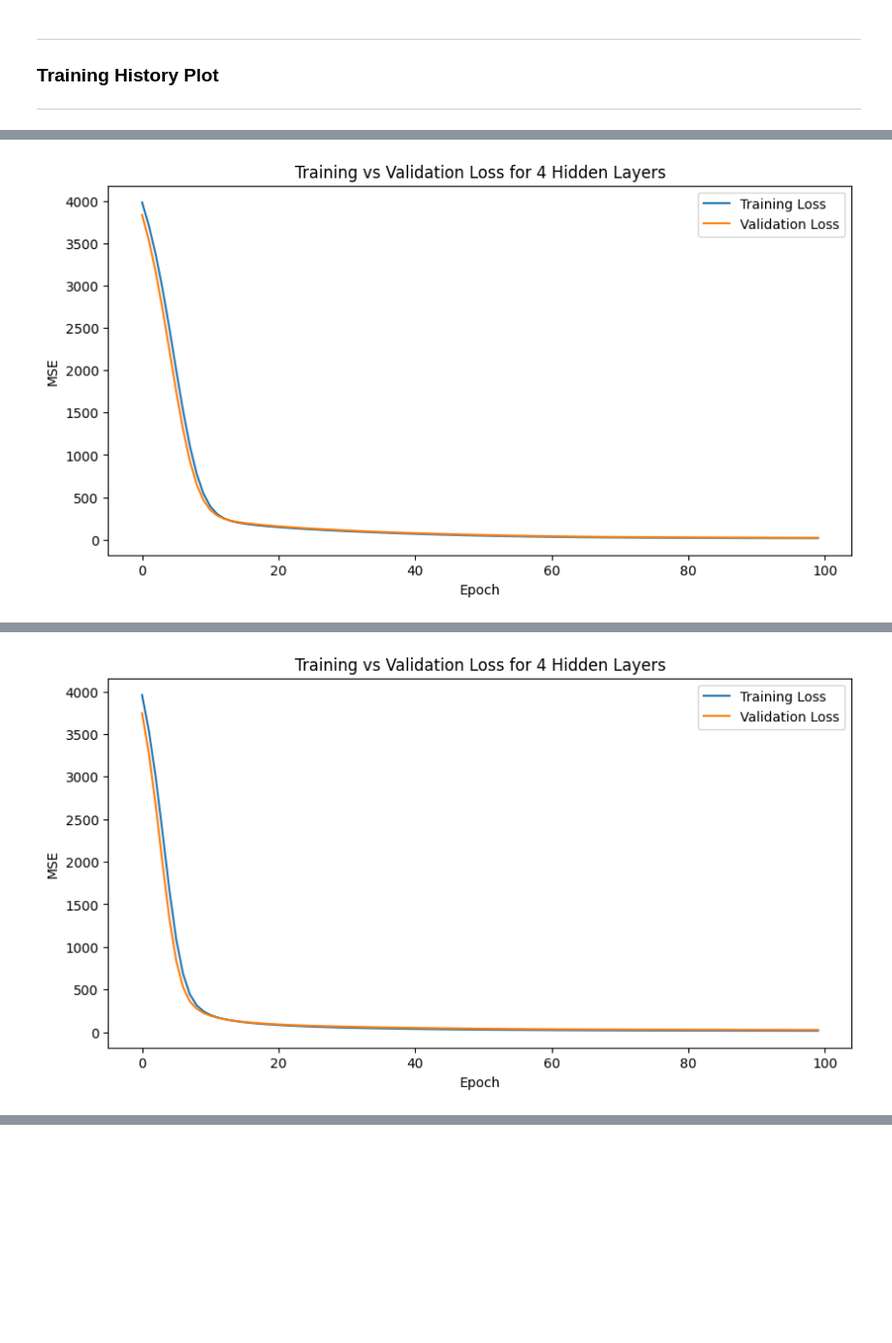
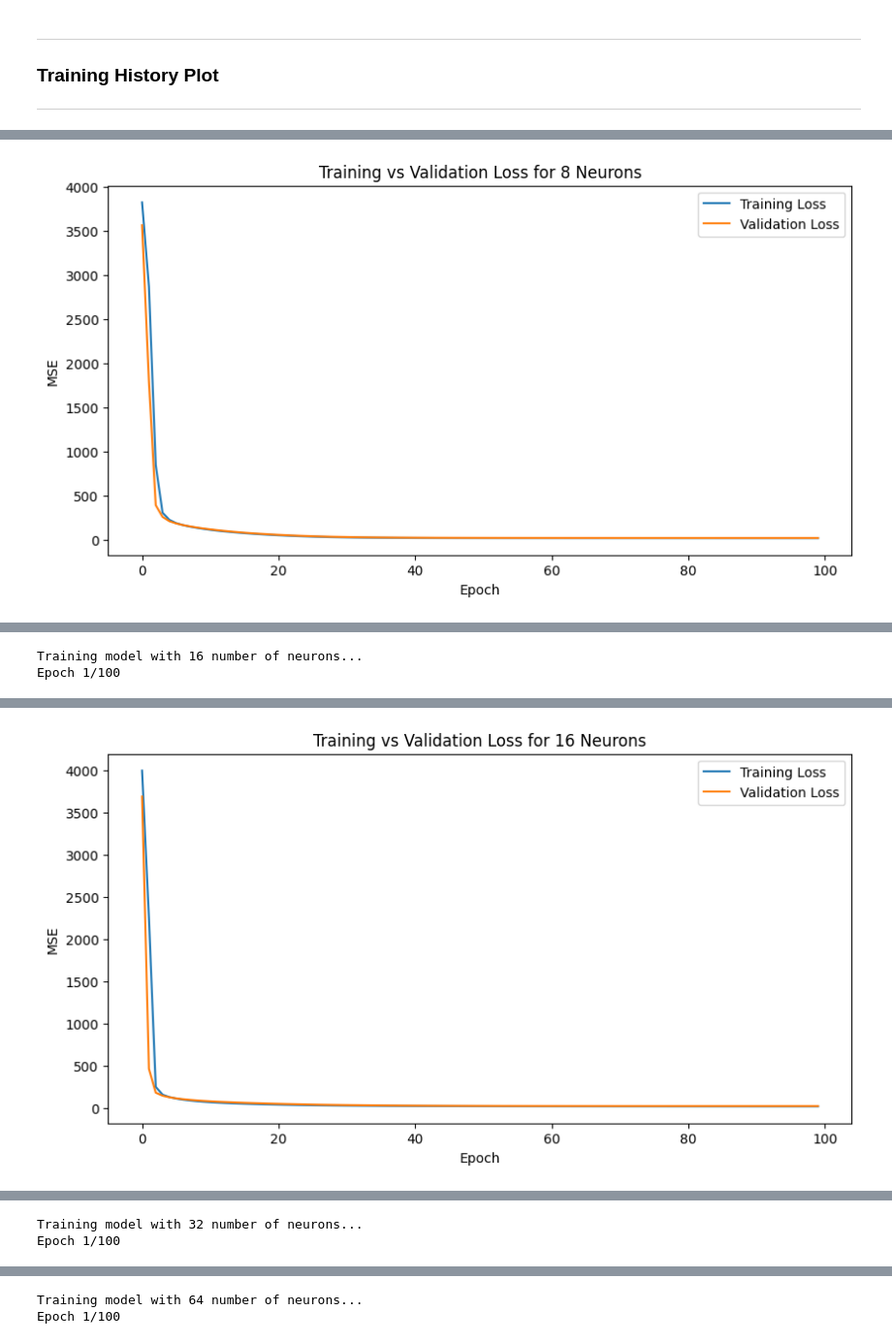
Before and after one commit to Ned-Matheson-1174976/1174976_EcoVision_Project1, a Jupyter notebook: SRC/DL.ipynb, the cells around one changed output, grey strips where cells are left out. Shown at 97% size. Saved outputs shown, nothing was run; the diff lists cells and outputs as text; code cells hidden in the pictures; blank space fills up the shorter version.

```diff
--- a/SRC/DL.ipynb
+++ b/SRC/DL.ipynb
@@ -105,8 +120,10 @@ print('X_train_scaled standard deviation:', X_train_scaled.std())
 
 
 # Reproducibility
+random.seed(42)
 np.random.seed(42)
 tf.random.set_seed(42)
+epoch_num = 100
 
 baseline_model = tf.keras.Sequential([
     tf.keras.layers.Dense(
@@ -127,7 +144,7 @@ history = baseline_model.fit(
     X_train_scaled,
     y_train,
     validation_data=(X_val_scaled, y_val),
-    epochs=100,
+    epochs=epoch_num,
     batch_size=32,
     verbose=1
 )
@@ -374,7 +543,16 @@ Results for different hidden layers:
 # %%
-depth_winner = 1
-num_neurons = [16, 32, 64, 128]
-
+#depth_winner = 3
+#depth_winner = results_df.loc[results_df["Validation MSE"].idxmin()]["Variable"]
+num_neurons = [8, 16, 32, 64, 128]
+results_df = pd.DataFrame(
+    results,
+    columns=[
+        "Variable",
+        "Validation MSE",
+        "Validation MAE"
+    ]
+)
+results_df = results_df.iloc[0:0]
 results_df.loc[len(results_df)] = ['Number of Neurons', '', '']
 for n in num_neurons:
     print(f"Training model with {n} number of neurons...")
@@ -384,19 +562,17 @@ for n in num_neurons:
         X_train_scaled,
         y_train,
         validation_data=(X_val_scaled, y_val),
-        epochs=100,
+        epochs=epoch_num,
         batch_size=32,
         verbose=1
     )
-
-    test_loss, test_mae = model.evaluate(
-        X_test_scaled,
-        y_test,
+    val_loss, val_mae = model.evaluate(
+        X_val_scaled,
+        y_val,
         verbose=0
     )
-
-    print(f"Test MSE for {h} hidden layers: {test_loss}")
-    print(f"Test MAE for {h} hidden layers: {test_mae}")
+    print(f"Validation MSE for {n} neurons: {val_loss}")
+    print(f"Validation MAE for {n} neurons: {val_mae}")
 
     plt.figure(figsize=(10,5))
 
@@ -405,11 +581,35 @@ for n in num_neurons:
 
     plt.xlabel("Epoch")
     plt.ylabel("MSE")
-    plt.title(f"Training vs Validation Loss for {h} Hidden Layers")
+    plt.title(f"Training vs Validation Loss for {n} Neurons")
     plt.legend()
     plt.show()
-    results_df.loc[len(results_df)] = [n, test_loss, test_mae]
+    results_df.loc[len(results_df)] = [n, val_loss, val_mae]
 
-print("Results for different hidden layers:")
-print(results_df)
+results_total =pd.concat([results_total, results_df], ignore_index=True)
+#print("Results for different neuron numbers:")
+#print(results_df)
+
+
+# Ignore the title row
+numeric_rows = results_df[pd.to_numeric(results_df["Validation MSE"], errors="coerce").notna()]
+
+best_row = numeric_rows.loc[numeric_rows["Validation MSE"].idxmin()]
+
+markdown_text = f"""
+### Results for different neuron numbers
+
+{numeric_rows.to_markdown(index=False)}
+
+{int(best_row['Variable'])} number of neurons had the best results with the lowest validation MSE of {best_row['Validation MSE']:.6f} and validation MAE of {best_row['Validation MAE']:.6f}.
+"""
+
+display(Markdown(markdown_text))
+
+neurons_winner = int(
+    numeric_rows.loc[
+        numeric_rows["Validation MSE"].idxmin(),
+        "Variable"
+    ]
+)
 # %% [output]
@@ -433 +635 @@ Test MAE for 4 hidden layers: 3.655850648880005
-[figure, old version]
+[figure, new version]
@@ -450,0 +636,2 @@ Test MAE for 4 hidden layers: 4.007732391357422
+Training model with 16 number of neurons...
+Epoch 1/100
@@ -451 +655 @@ Test MAE for 4 hidden layers: 4.007732391357422
-[figure, old version]
+[figure, new version]
@@ -468,0 +656,2 @@ Test MAE for 4 hidden layers: 3.9840176105499268
+Training model with 32 number of neurons...
+Epoch 1/100
@@ -486,0 +676,2 @@ Test MAE for 4 hidden layers: 3.8853771686553955
+Training model with 64 number of neurons...
+Epoch 1/100
```
Also changed, not shown: parts of 15 cells of this notebook.
